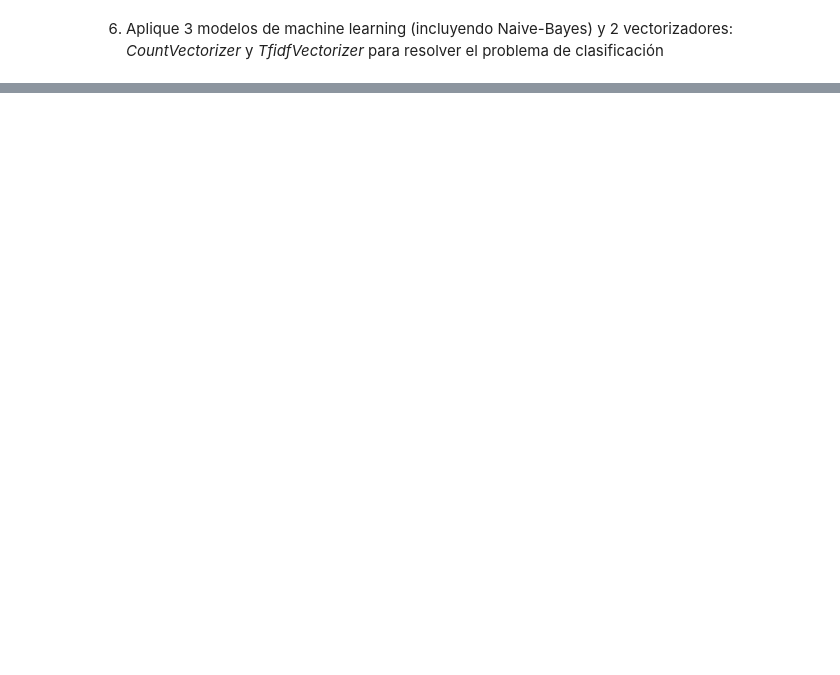
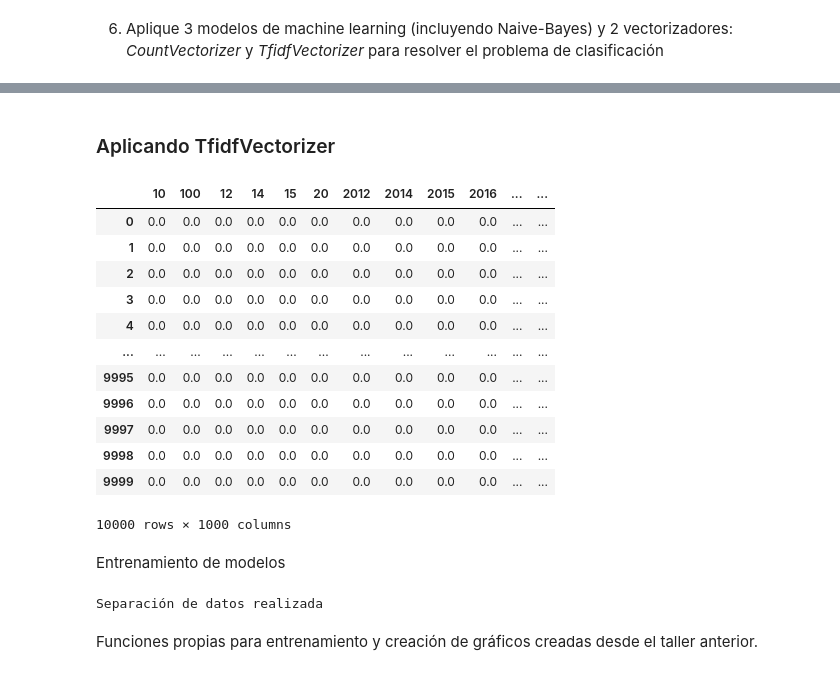
Before and after one commit to AlejoRGit/MLEntregable3, a Jupyter notebook: Entregable_3_Machine_Learning_2_pos_2025.ipynb, the cells around one changed output, grey strips where cells are left out. Saved outputs shown, nothing was run; the diff lists cells and outputs as text; code cells hidden in the pictures; blank space fills up the shorter version.

```diff
--- a/Entregable_3_Machine_Learning_2_pos_2025.ipynb
+++ b/Entregable_3_Machine_Learning_2_pos_2025.ipynb
@@ -690,2 +745,12 @@ plt.show()
 # %% [markdown]
 6. Aplique 3 modelos de machine learning (incluyendo Naive-Bayes) y 2 vectorizadores: *CountVectorizer* y *TfidfVectorizer* para resolver el problema de clasificación
+# %%
+from sklearn.feature_extraction.text import TfidfVectorizer
+top5 = ['US', 'France', 'Italy', 'Spain', 'Portugal']
+
+df_top5 = vinos[vinos['country'].isin(top5)]
+
+muestra_2 = df_top5.sample(n=10000, random_state=777)[['description', 'country']]
+print("Datos filtrados")
+print(muestra_2.head())
+print(muestra_2.info())
@@ -691,0 +788,43 @@ plt.show()
+# %% [markdown]
+### Aplicando TfidfVectorizer
+# %%
+# aplicar el tfidf vectorizar. Recordar: sparse matrix
+tfidf_vect = TfidfVectorizer( max_features=1000,     # usa solo las 1000 palabras más frecuentes
+                              min_df=2,              # opcional: ignora palabras que aparezcan en <2 documentos
+                              #max_df=0.8,           # opcional: ignora palabras que aparecen en >80% de documentos (demasiado comunes)
+                              )
+tfidf = tfidf_vect.fit_transform(muestra_2.description)
+tfidf_matrix = pd.DataFrame(tfidf.toarray(), columns = tfidf_vect.get_feature_names_out())
+tfidf_matrix
+# %% [output]
+|  | 10 | 100 | 12 | 14 | 15 | 20 | 2012 | 2014 | 2015 | 2016 | ... | ... |
+| 0 | 0.0 | 0.0 | 0.0 | 0.0 | 0.0 | 0.0 | 0.0 | 0.0 | 0.0 | 0.0 | ... | ... |
+| 1 | 0.0 | 0.0 | 0.0 | 0.0 | 0.0 | 0.0 | 0.0 | 0.0 | 0.0 | 0.0 | ... | ... |
+| 2 | 0.0 | 0.0 | 0.0 | 0.0 | 0.0 | 0.0 | 0.0 | 0.0 | 0.0 | 0.0 | ... | ... |
+| 3 | 0.0 | 0.0 | 0.0 | 0.0 | 0.0 | 0.0 | 0.0 | 0.0 | 0.0 | 0.0 | ... | ... |
+| 4 | 0.0 | 0.0 | 0.0 | 0.0 | 0.0 | 0.0 | 0.0 | 0.0 | 0.0 | 0.0 | ... | ... |
+| ... | ... | ... | ... | ... | ... | ... | ... | ... | ... | ... | ... | ... |
+| 9995 | 0.0 | 0.0 | 0.0 | 0.0 | 0.0 | 0.0 | 0.0 | 0.0 | 0.0 | 0.0 | ... | ... |
+| 9996 | 0.0 | 0.0 | 0.0 | 0.0 | 0.0 | 0.0 | 0.0 | 0.0 | 0.0 | 0.0 | ... | ... |
+| 9997 | 0.0 | 0.0 | 0.0 | 0.0 | 0.0 | 0.0 | 0.0 | 0.0 | 0.0 | 0.0 | ... | ... |
+| 9998 | 0.0 | 0.0 | 0.0 | 0.0 | 0.0 | 0.0 | 0.0 | 0.0 | 0.0 | 0.0 | ... | ... |
+| 9999 | 0.0 | 0.0 | 0.0 | 0.0 | 0.0 | 0.0 | 0.0 | 0.0 | 0.0 | 0.0 | ... | ... |
+10000 rows × 1000 columns
+# %% [markdown]
+Entrenamiento de modelos
+# %%
+# Dividir en dos conjuntos
+# las variables predictoras
+
+X = tfidf_matrix
+# la variable objetivo
+y = muestra_2.country
+# conjunto de entrenamiento y de prueba
+X_train, X_test, y_train, y_test = train_test_split(X,                        # variables predictoras
+                                                    y,                        # variable de respuesta
+                                                    stratify=y,               # estratificamos con respecto a y (asegura que se mantenga la proporción de clases en y)
+                                                    random_state = 777,         # semilla para que al ejecutar siempre de igual
+                                                    test_size = 0.3)          # tamaño del conjunto de prueba
+print("Separación de datos realizada")
+# %% [output]
+Separación de datos realizada
@@ -691,0 +856,2 @@ plt.show()
+# %% [markdown]
+Funciones propias para entrenamiento y creación de gráficos creadas desde el taller anterior.
```
Also changed, not shown: parts of 20 cells of this notebook, 8 other files.
